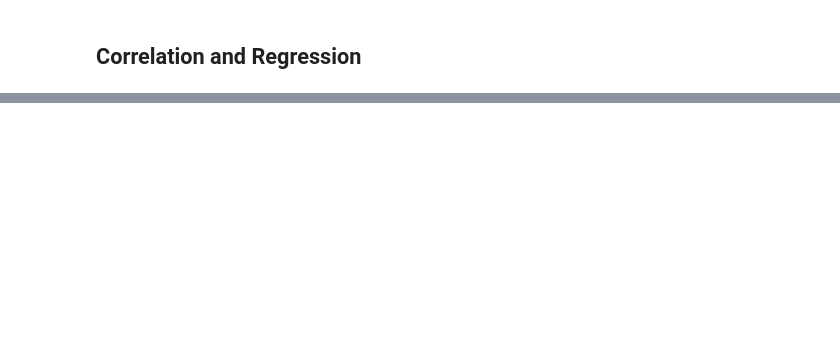
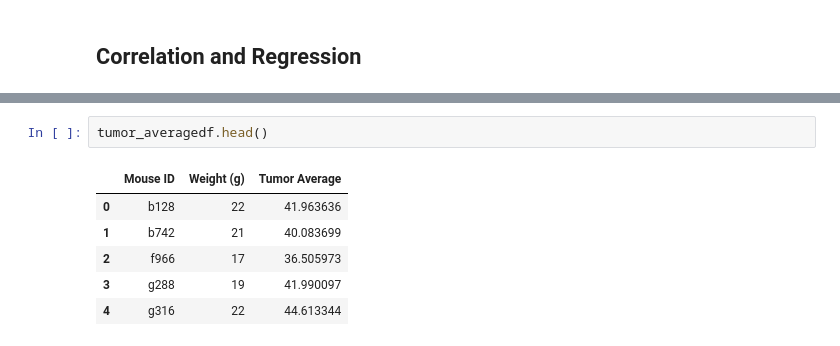
Before and after one commit to robertoj-coder/Matplotlib-The-Power-of-Plots, a Jupyter notebook: Pymaceuticals/pymaceuticals_starter.ipynb, the cells around one changed output, grey strips where cells are left out. Drawn from its saved outputs; the diff is of its cells as text; blank space fills up the shorter version.

```diff
--- a/Pymaceuticals/pymaceuticals_starter.ipynb
+++ b/Pymaceuticals/pymaceuticals_starter.ipynb
@@ -532,0 +547,9 @@ mouse_capomulin
+# %%
+tumor_averagedf.head()
+# %% [output]
+|  | Mouse ID | Weight (g) | Tumor Average |
+| 0 | b128 | 22 | 41.963636 |
+| 1 | b742 | 21 | 40.083699 |
+| 2 | f966 | 17 | 36.505973 |
+| 3 | g288 | 19 | 41.990097 |
+| 4 | g316 | 22 | 44.613344 |
```
Also changed, not shown: parts of 9 cells of this notebook.
